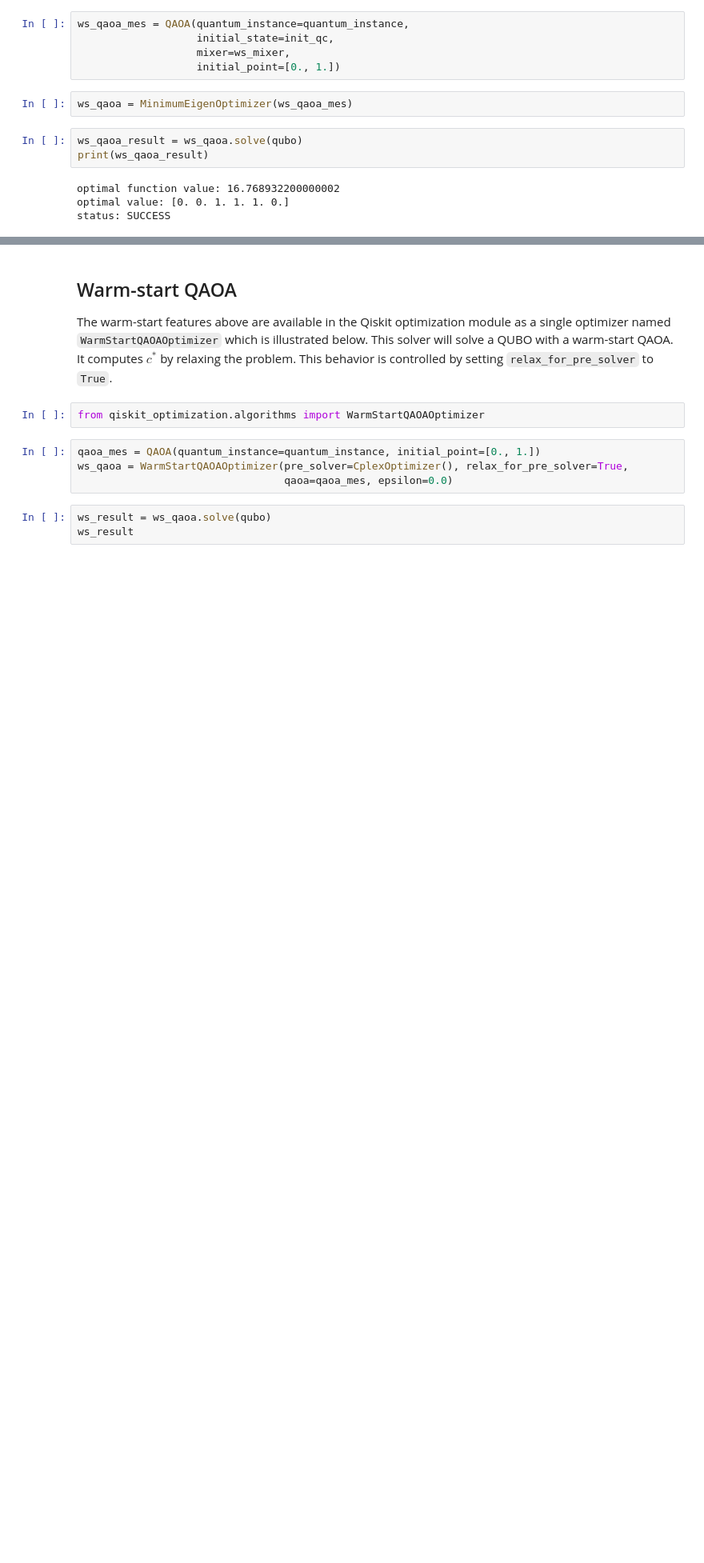
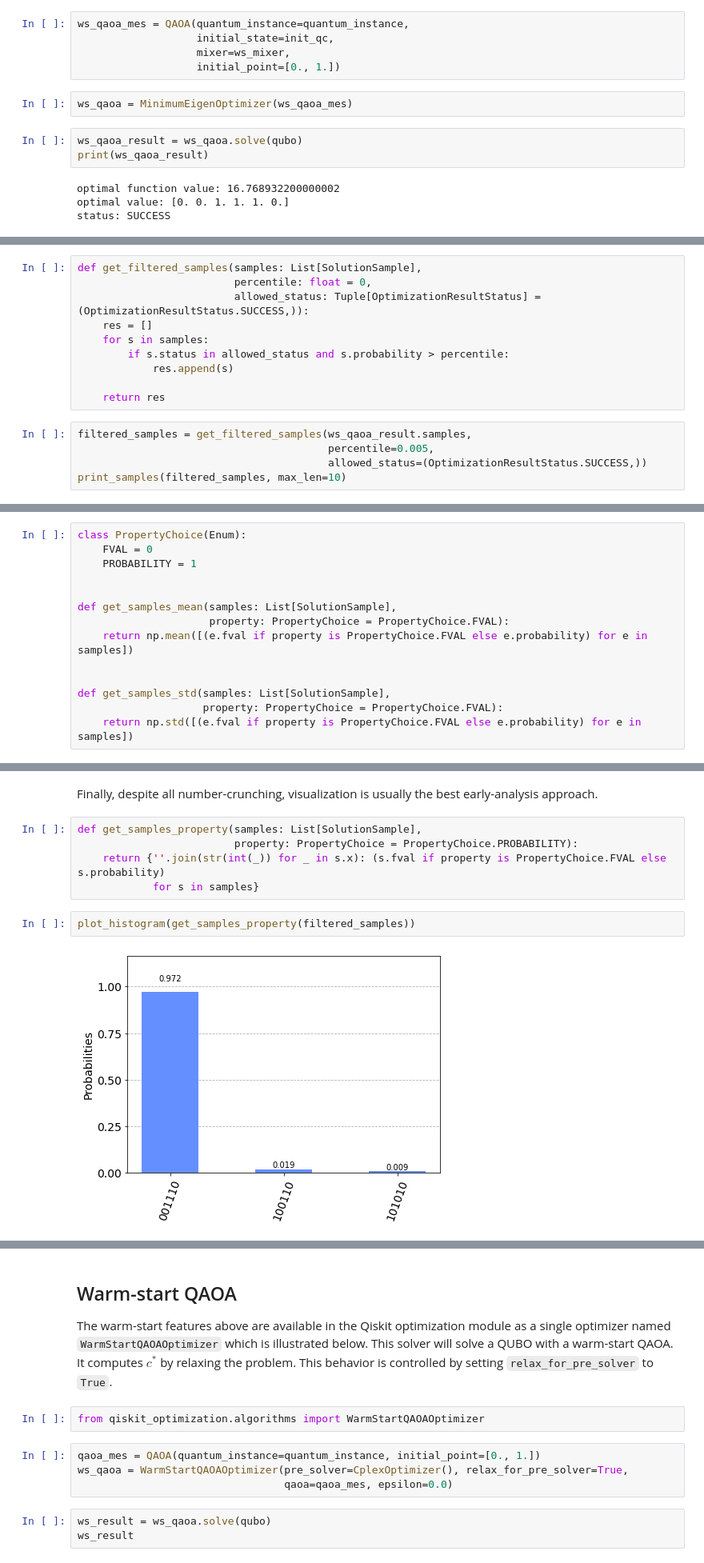
Before and after one commit to qiskit-community/qiskit-optimization, a Jupyter notebook: docs/tutorials/10_warm_start_qaoa.ipynb, the cells around one changed output, grey strips where cells are left out. Shown at 80% size. Drawn from its saved outputs; the diff is of its cells as text; blank space fills up the shorter version.

Commit message:
Added description of using samples from OptimizationResult.
This commit contributes to the solution of issue #82.

```diff
--- a/docs/tutorials/10_warm_start_qaoa.ipynb
+++ b/docs/tutorials/10_warm_start_qaoa.ipynb
@@ -242,0 +281,15 @@ status: SUCCESS
+# %%
+def get_filtered_samples(samples: List[SolutionSample],
+                         percentile: float = 0,
+                         allowed_status: Tuple[OptimizationResultStatus] = (OptimizationResultStatus.SUCCESS,)):
+    res = []
+    for s in samples:
+        if s.status in allowed_status and s.probability > percentile:
+            res.append(s)
+
+    return res
+# %%
+filtered_samples = get_filtered_samples(ws_qaoa_result.samples,
+                                        percentile=0.005,
+                                        allowed_status=(OptimizationResultStatus.SUCCESS,))
+print_samples(filtered_samples, max_len=10)
@@ -242,0 +304,14 @@ status: SUCCESS
+# %%
+class PropertyChoice(Enum):
+    FVAL = 0
+    PROBABILITY = 1
+
+
+def get_samples_mean(samples: List[SolutionSample],
+                     property: PropertyChoice = PropertyChoice.FVAL):
+    return np.mean([(e.fval if property is PropertyChoice.FVAL else e.probability) for e in samples])
+
+
+def get_samples_std(samples: List[SolutionSample],
+                    property: PropertyChoice = PropertyChoice.FVAL):
+    return np.std([(e.fval if property is PropertyChoice.FVAL else e.probability) for e in samples])
@@ -243 +326,12 @@ status: SUCCESS
+# %% [markdown]
+Finally, despite all number-crunching, visualization is usually the best early-analysis approach.
+# %%
+def get_samples_property(samples: List[SolutionSample],
+                         property: PropertyChoice = PropertyChoice.PROBABILITY):
+    return {''.join(str(int(_)) for _ in s.x): (s.fval if property is PropertyChoice.FVAL else s.probability)
+            for s in samples}
+# %%
+plot_histogram(get_samples_property(filtered_samples))
+# %% [output]
+[figure, added]
 # %% [markdown]
```
Also changed, not shown: parts of 17 cells of this notebook.
